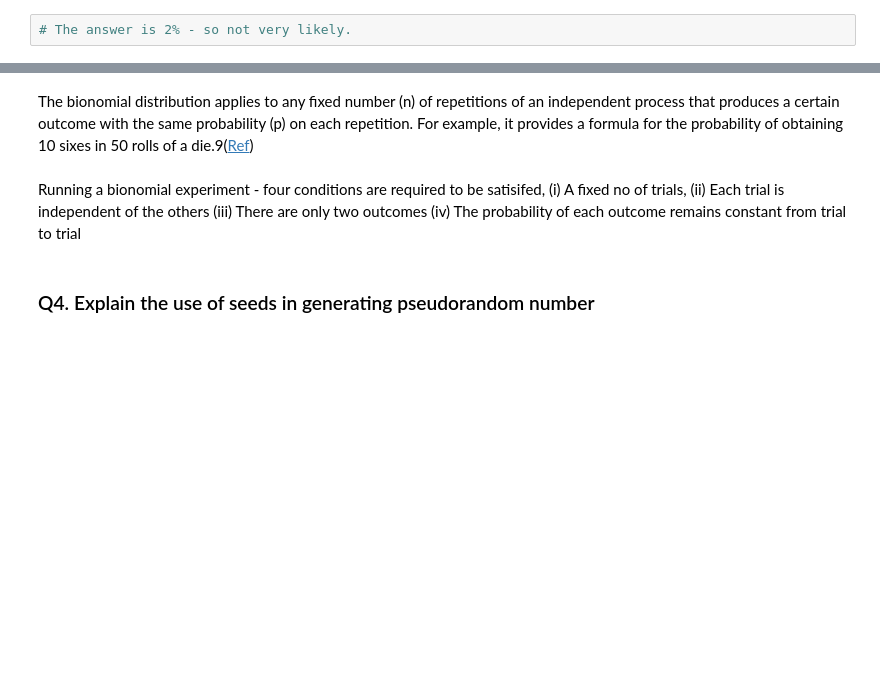
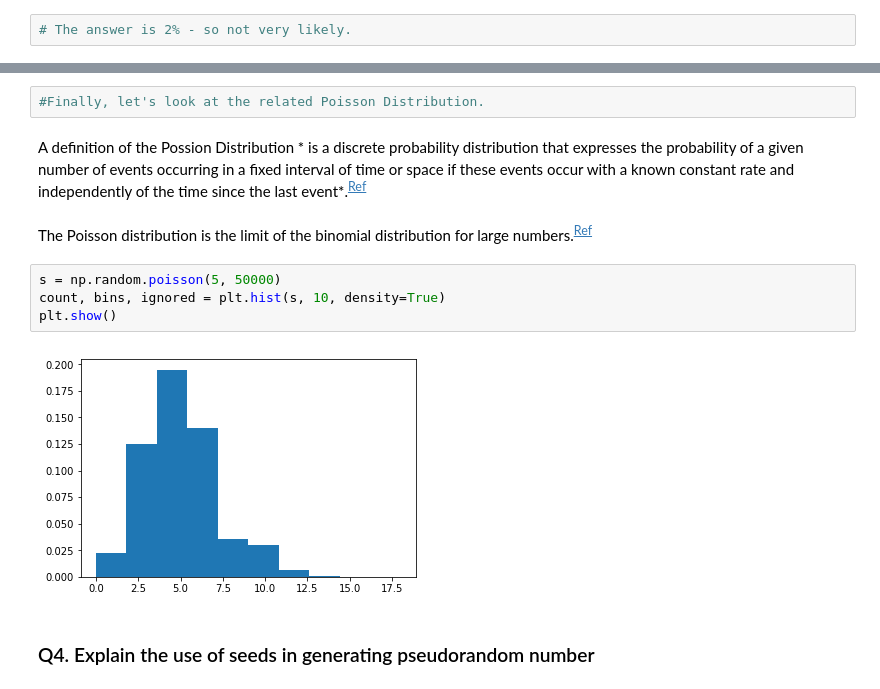
Before and after one commit to jruther/Assign_Repository, a Jupyter notebook: Assignment_for_Programming_for_Data_Analytics.ipynb, the cells around one changed output, grey strips where cells are left out. Drawn from its saved outputs; the diff is of its cells as text; blank space fills up the shorter version.

Commit message:
new distributions and analysis

```diff
--- a/Assignment_for_Programming_for_Data_Analytics.ipynb
+++ b/Assignment_for_Programming_for_Data_Analytics.ipynb
@@ -179,11 +177,15 @@ There are many distribution functions so let's look at some regular examples suc
-# %% [markdown]
-The bionomial distribution applies to any fixed number (n) of repetitions of an independent process that produces a certain outcome with the same probability (p) on each repetition. For example, it provides a formula for the probability of obtaining 10 sixes in 50 rolls of a die.9([Ref](https://www.britannica.com/science/binomial-distribution))
-# %% [markdown]
-Running a bionomial experiment - four conditions are required to be satisifed,
-(i) A fixed no of trials,
-(ii) Each trial is independent of the others
-(iii) There are only two outcomes
-(iv) The probability of each outcome remains constant from trial to trial
+# %%
+#Finally, let's look at the related Poisson Distribution.
+# %% [markdown]
+A definition of the Possion Distribution * is a discrete probability distribution that expresses the probability of a given number of events occurring in a fixed interval of time or space if these events occur with a known constant rate and independently of the time since the last event*.<sup>[Ref](https://en.wikipedia.org/wiki/Poisson_distribution)</sup>
+# %% [markdown]
+The Poisson distribution is the limit of the binomial distribution for large numbers.<sup>[Ref](https://www.statisticshowto.datasciencecentral.com/poisson-distribution/)</sup>
+# %%
+s = np.random.poisson(5, 50000)
+count, bins, ignored = plt.hist(s, 10, density=True)
+plt.show()
+# %% [output]
+[figure, added]
 # %% [markdown]
 ### Q4. Explain the use of seeds in generating pseudorandom number
 # %% [markdown]
```
Also changed, not shown: parts of 52 cells of this notebook, 5 other files.
